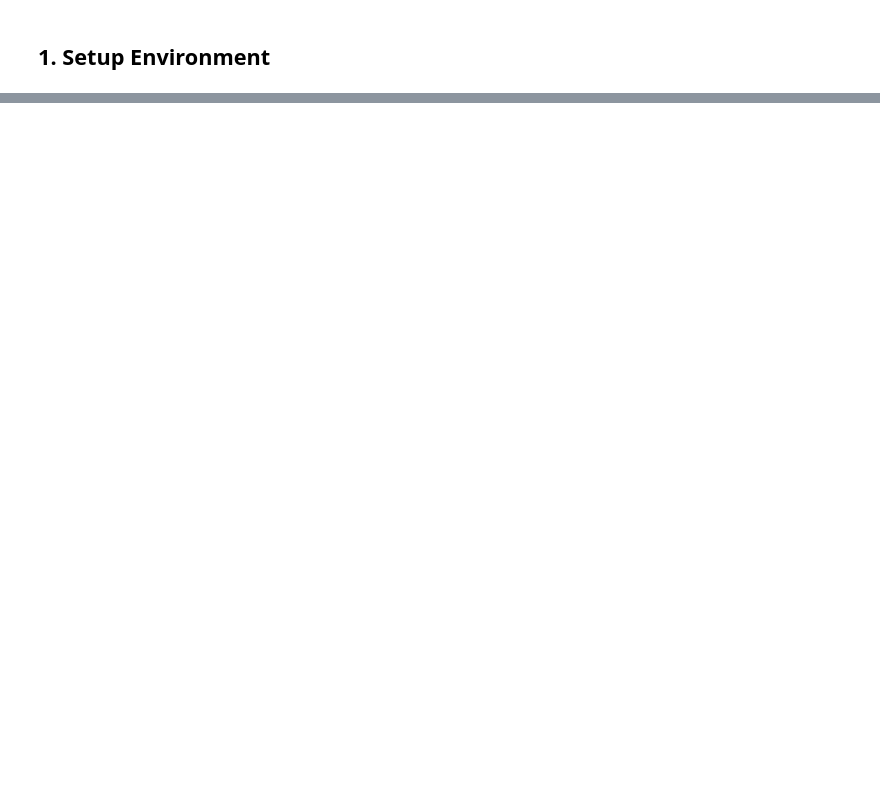
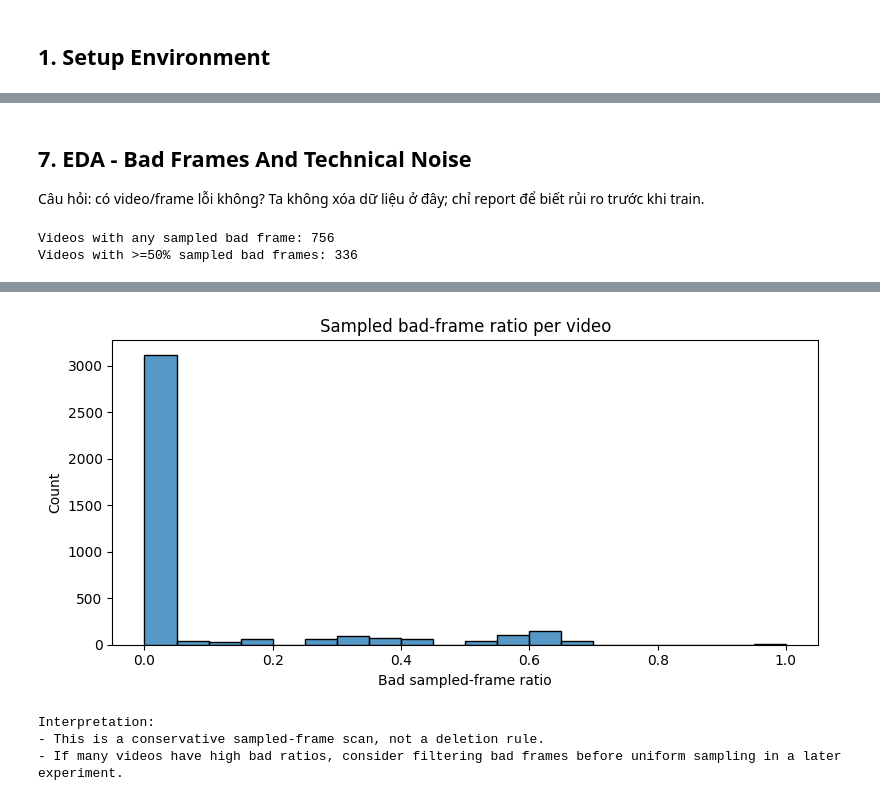
Before and after one commit to khanghoang123/vsl-recognition, a Jupyter notebook: notebooks/01_download_and_explore.ipynb, the cells around one changed output, grey strips where cells are left out. Cells and saved outputs as stored; diff of their text form; code cells hidden in the pictures; blank space fills up the shorter version.

```diff
--- a/notebooks/01_download_and_explore.ipynb
+++ b/notebooks/01_download_and_explore.ipynb
@@ -634,0 +425,71 @@ test_video_loading(DATA_DIR, NUM_FRAMES)
+# %% [markdown]
+## 7. EDA - Bad Frames And Technical Noise
+
+Câu hỏi: có video/frame lỗi không? Ta không xóa dữ liệu ở đây; chỉ report để biết rủi ro trước khi train.
+# %%
+def sample_frame_indices(total, n):
+    if total <= 0:
+        return []
+    n = min(n, total)
+    return np.linspace(0, total - 1, n, dtype=int).tolist()
+
+def read_sampled_frames(video_path, n=16):
+    cap = cv2.VideoCapture(video_path)
+    total = int(cap.get(cv2.CAP_PROP_FRAME_COUNT))
+    indices = set(sample_frame_indices(total, n))
+    frames = []
+    idx = 0
+    while cap.isOpened():
+        ok, frame = cap.read()
+        if not ok:
+            break
+        if idx in indices:
+            frames.append(cv2.cvtColor(frame, cv2.COLOR_BGR2RGB))
+        idx += 1
+        if len(frames) >= len(indices):
+            break
+    cap.release()
+    return frames
+
+def is_solid_or_blank(frame):
+    if frame is None or frame.size == 0:
+        return True
+    gray = cv2.cvtColor(frame, cv2.COLOR_RGB2GRAY)
+    mean = float(gray.mean())
+    std = float(gray.std())
+    # Low std catches solid-color frames; extreme mean catches near-black/white frames.
+    return std < 3.0 or mean < 3.0 or mean > 252.0
+
+bad_frame_reports = []
+for item in tqdm(probe_items, desc="Scanning sampled frames for technical issues"):
+    frames = read_sampled_frames(item["path"], BAD_FRAME_SAMPLE_COUNT)
+    if not frames:
+        bad_frame_reports.append({"path": item["path"], "class_name": item["class_name"], "bad_ratio": 1.0, "sampled_frames": 0})
+        continue
+    bad_count = sum(is_solid_or_blank(frame) for frame in frames)
+    bad_frame_reports.append({
+        "path": item["path"],
+        "video_name": item["video_name"],
+        "class_name": item["class_name"],
+        "bad_ratio": bad_count / len(frames),
+        "sampled_frames": len(frames),
+    })
+
+bad_df = pd.DataFrame(bad_frame_reports).sort_values("bad_ratio", ascending=False)
+print("Videos with any sampled bad frame:", int((bad_df["bad_ratio"] > 0).sum()))
+print("Videos with >=50% sampled bad frames:", int((bad_df["bad_ratio"] >= 0.5).sum()))
+display(bad_df.head(15))
+
+plt.figure(figsize=(8, 4))
+sns.histplot(bad_df["bad_ratio"], bins=20)
+plt.title("Sampled bad-frame ratio per video")
+plt.xlabel("Bad sampled-frame ratio")
+plt.tight_layout()
+plt.show()
+
+print("Interpretation:")
+print("- This is a conservative sampled-frame scan, not a deletion rule.")
+print("- If many videos have high bad ratios, consider filtering bad frames before uniform sampling in a later experiment.")
+# %% [output]
+Videos with any sampled bad frame: 756
+Videos with >=50% sampled bad frames: 336
@@ -634,0 +512,4 @@ test_video_loading(DATA_DIR, NUM_FRAMES)
+[figure, added]
+Interpretation:
+- This is a conservative sampled-frame scan, not a deletion rule.
+- If many videos have high bad ratios, consider filtering bad frames before uniform sampling in a later experiment.
```
Also changed, not shown: parts of 40 cells of this notebook, 20 other files.
